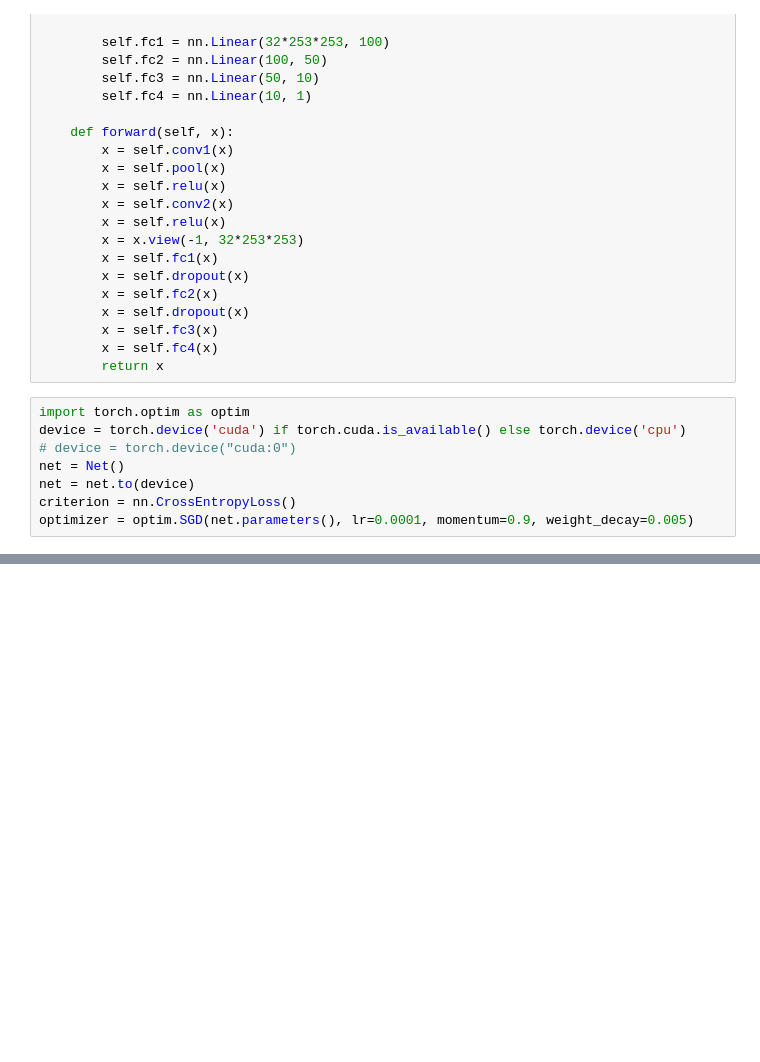
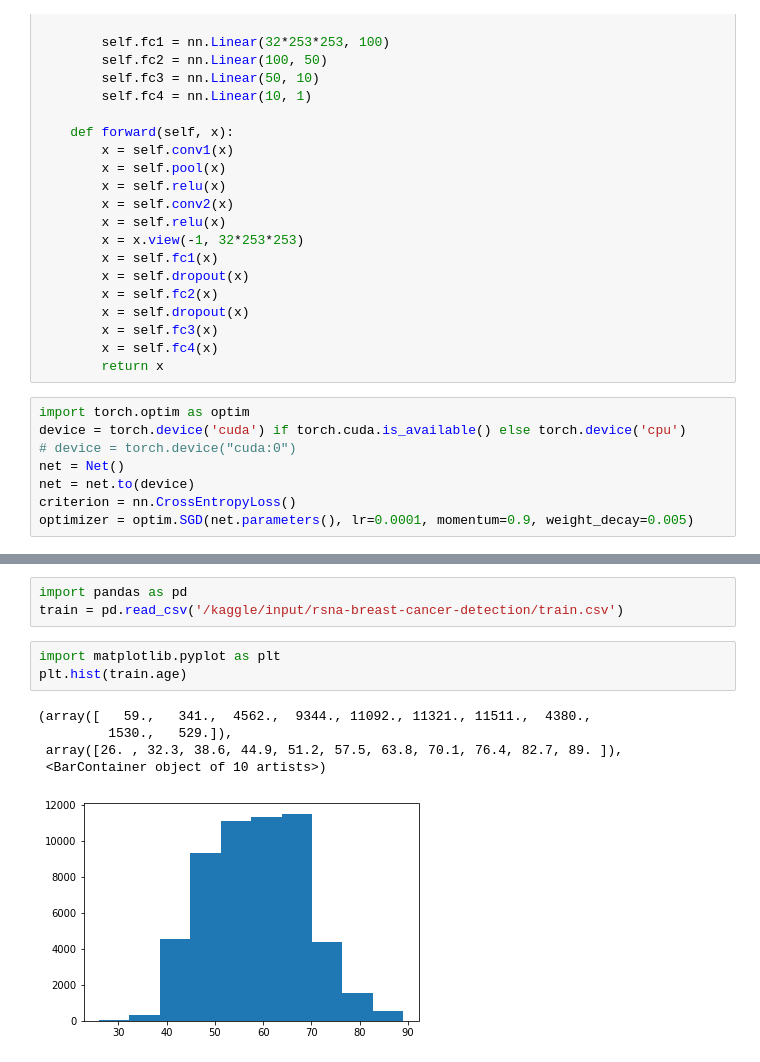
Before and after one commit to sanma-1230/kaggle-competition-rsna, a Jupyter notebook: rsna-tmp.ipynb, the cells around one changed output, grey strips where cells are left out. Saved outputs shown, nothing was run; the diff lists cells and outputs as text; blank space fills up the shorter version.

Commit message:
Kaggle Notebook | RSNA-(TMP) | Version 9

```diff
--- a/rsna-tmp.ipynb
+++ b/rsna-tmp.ipynb
@@ -558,0 +544,12 @@ KeyboardInterrupt:
+# %%
+import pandas as pd
+train = pd.read_csv('/kaggle/input/rsna-breast-cancer-detection/train.csv')
+# %%
+import matplotlib.pyplot as plt
+plt.hist(train.age)
+# %% [output]
+(array([   59.,   341.,  4562.,  9344., 11092., 11321., 11511.,  4380.,
+         1530.,   529.]),
+ array([26. , 32.3, 38.6, 44.9, 51.2, 57.5, 63.8, 70.1, 76.4, 82.7, 89. ]),
+ <BarContainer object of 10 artists>)
+[figure, added]
```
Also changed, not shown: parts of 6 cells of this notebook.
